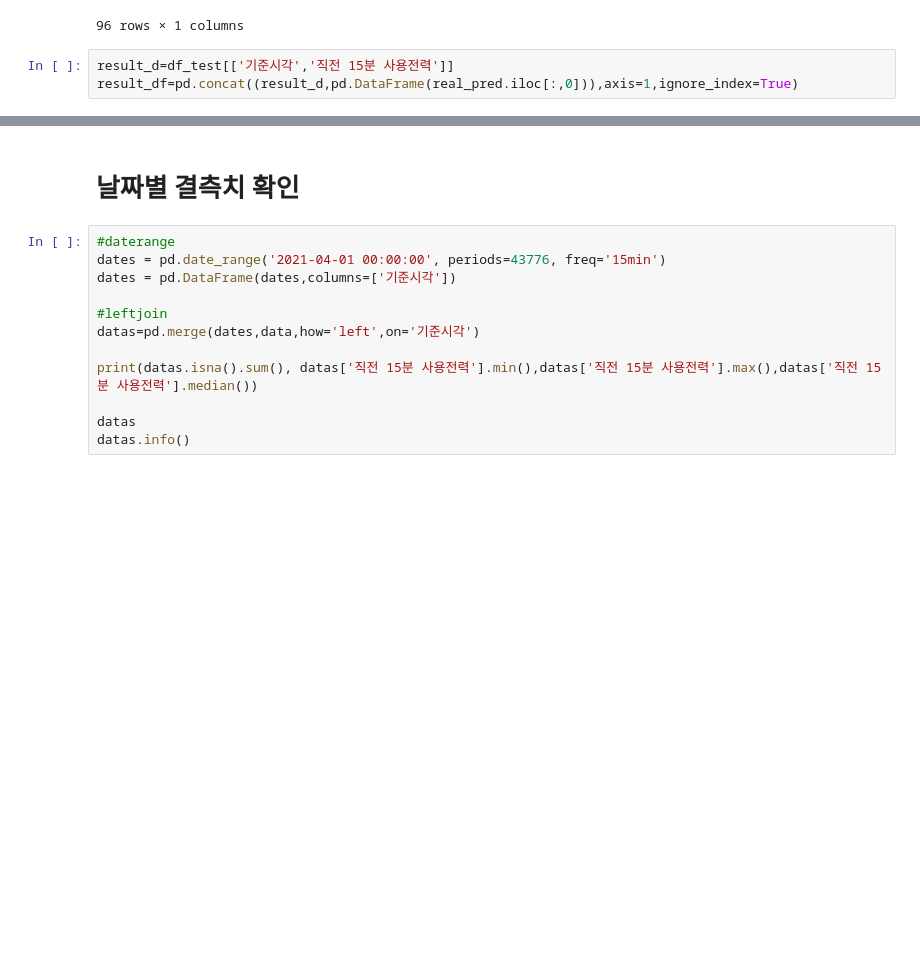
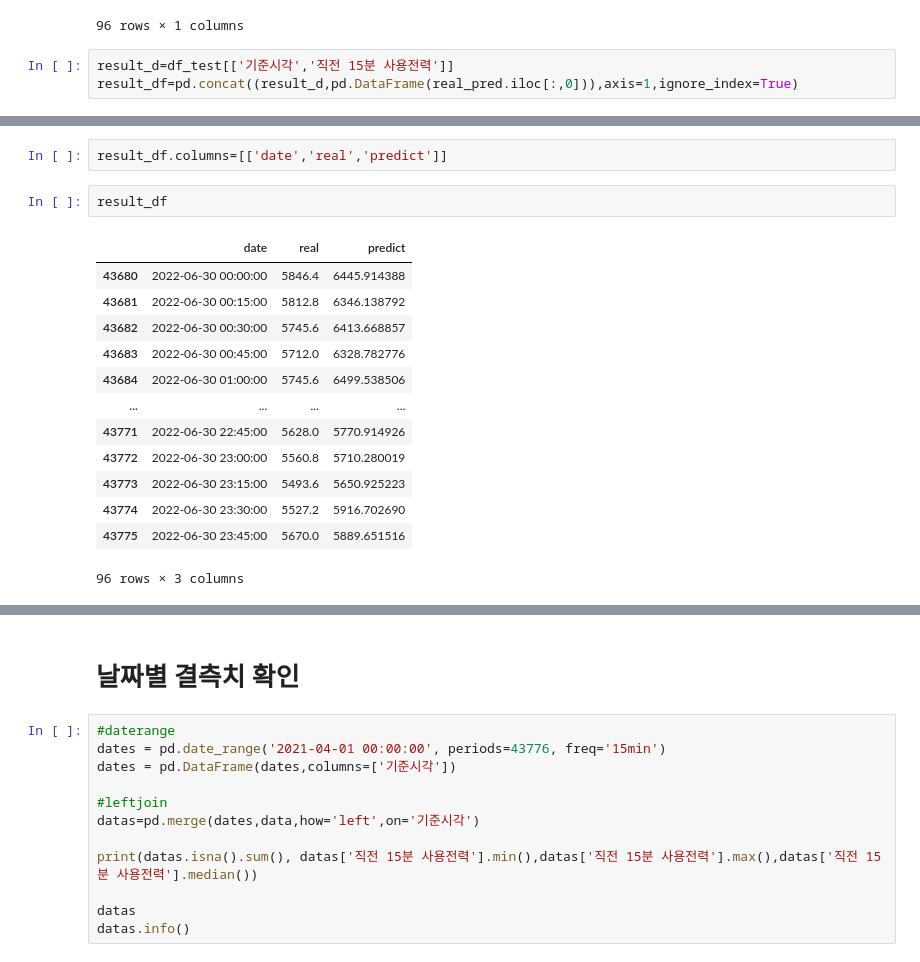
Before and after one commit to yeonkyoung/Time_Series, a Jupyter notebook: FEMS_predict/LSTM/LSTM_Moorim.ipynb, the cells around one changed output, grey strips where cells are left out. Cells and saved outputs as stored; diff of their text form; blank space fills up the shorter version.

```diff
--- a/FEMS_predict/LSTM/LSTM_Moorim.ipynb
+++ b/FEMS_predict/LSTM/LSTM_Moorim.ipynb
@@ -402,3 +406,21 @@ result_df
+# %%
+result_df.columns=[['date','real','predict']]
+# %%
+result_df
+# %% [output]
+|  | date | real | predict |
+| 43680 | 2022-06-30 00:00:00 | 5846.4 | 6445.914388 |
+| 43681 | 2022-06-30 00:15:00 | 5812.8 | 6346.138792 |
+| 43682 | 2022-06-30 00:30:00 | 5745.6 | 6413.668857 |
+| 43683 | 2022-06-30 00:45:00 | 5712.0 | 6328.782776 |
+| 43684 | 2022-06-30 01:00:00 | 5745.6 | 6499.538506 |
+| ... | ... | ... | ... |
+| 43771 | 2022-06-30 22:45:00 | 5628.0 | 5770.914926 |
+| 43772 | 2022-06-30 23:00:00 | 5560.8 | 5710.280019 |
+| 43773 | 2022-06-30 23:15:00 | 5493.6 | 5650.925223 |
+| 43774 | 2022-06-30 23:30:00 | 5527.2 | 5916.702690 |
+| 43775 | 2022-06-30 23:45:00 | 5670.0 | 5889.651516 |
+96 rows × 3 columns
 # %%
 def predict_graph(test,prediction) : #train,
     plt.figure(figsize=(30,10))
```
Also changed, not shown: parts of 6 cells of this notebook.
